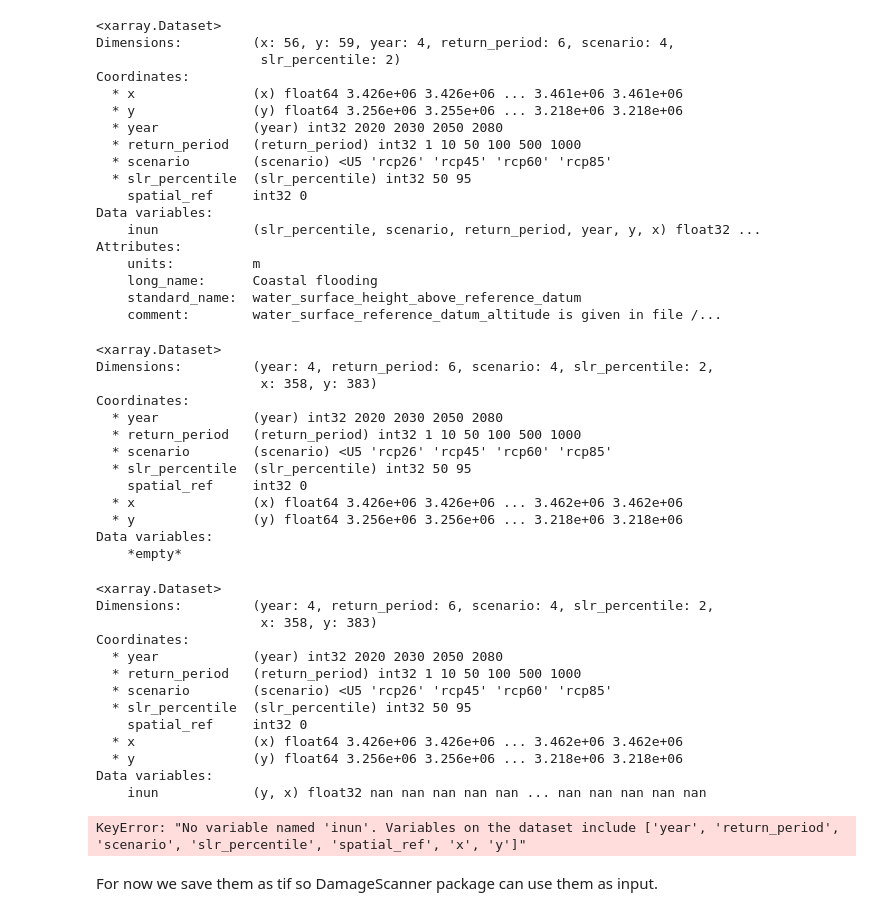
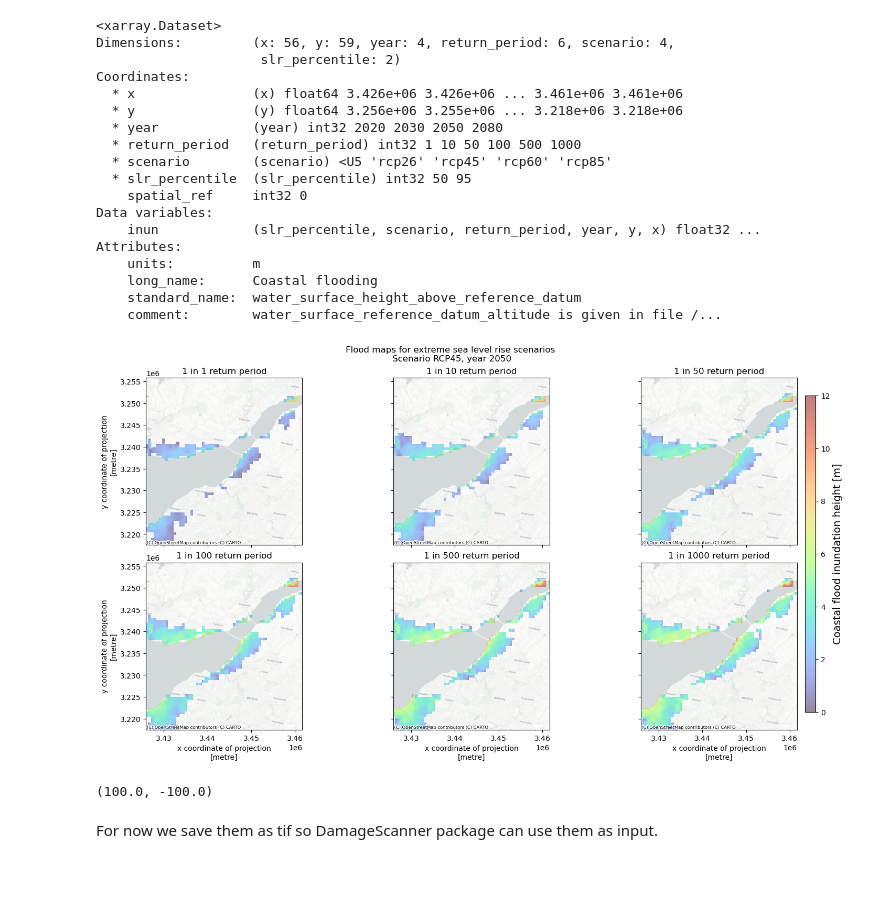
Before and after one commit to CLIMAAX/FLOODS, a Jupyter notebook: coastal_flooding.ipynb, the cells around one changed output. Cells and saved outputs as stored; diff of their text form; code cells hidden in the pictures; blank space fills up the shorter version.

```diff
--- a/coastal_flooding.ipynb
+++ b/coastal_flooding.ipynb
@@ -356,7 +352,7 @@ vrange=[0,round(np.nanmax(floodmaps['inun'].sel(year=2080,scenario='rcp85',slr_p
 def plot_floodmap_scenarios(ds,year,scenario,slr_perc,vrange):
     fig,axs = plt.subplots(figsize=(15, 8),nrows=2,ncols=3,sharex=True,sharey=True,layout='constrained')
     for pp in range(0,6):
-        bs=ds['inun'].sel(year=year,scenario=scenario,slr_percentile=slr_perc).isel(return_period=pp).plot(ax=axs[pp//3,pp%3],vmin=vrange1[0],vmax=vrange1[1],add_colorbar=False,cmap='turbo',alpha=0.5)
+        bs=ds['inun'].sel(year=year,scenario=scenario,slr_percentile=slr_perc).isel(return_period=pp).plot(ax=axs[pp//3,pp%3],vmin=vrange[0],vmax=vrange[1],add_colorbar=False,cmap='turbo',alpha=0.5)
         ctx.add_basemap(axs[pp//3,pp%3],crs='EPSG:3035',source=ctx.providers.CartoDB.Positron, attribution_size=6)
         axs[pp//3,pp%3].set_title(f'1 in {ds.return_period.values[pp]} return period',fontsize=12)
         axs[pp//3,pp%3].xaxis.label.set_visible(False)
@@ -409,66 +407,33 @@ Attributes:
     long_name:      Coastal flooding
     standard_name:  water_surface_height_above_reference_datum
     comment:        water_surface_reference_datum_altitude is given in file /...
-# %%
-# Reproject the clipped flood map to match the resolution and extent of the land use map
-
-# Prepare empty dataset with new coordinates
-floodmaps_resampled = xr.Dataset(coords=xr.Coordinates(floodmaps.coords))
-floodmaps_resampled = floodmaps_resampled.assign_coords(x_new = land_use_small_area.x.values)
-floodmaps_resampled = floodmaps_resampled.assign_coords(y_new = land_use_small_area.y.values)
-floodmaps_resampled = floodmaps_resampled.drop_dims({'x','y'})
-#floodmaps_resampled = floodmaps_resampled.reset_coords(names={'x','y'}, drop=True)
-floodmaps_resampled = floodmaps_resampled.rename({'x_new': 'x','y_new': 'y'})
-floodmaps_resampled
-# %% [output]
-<xarray.Dataset>
-Dimensions:         (year: 4, return_period: 6, scenario: 4, slr_percentile: 2,
-                     x: 358, y: 383)
-Coordinates:
-  * year            (year) int32 2020 2030 2050 2080
-  * return_period   (return_period) int32 1 10 50 100 500 1000
-  * scenario        (scenario) <U5 'rcp26' 'rcp45' 'rcp60' 'rcp85'
-  * slr_percentile  (slr_percentile) int32 50 95
-    spatial_ref     int32 0
-  * x               (x) float64 3.426e+06 3.426e+06 ... 3.462e+06 3.462e+06
-  * y               (y) float64 3.256e+06 3.256e+06 ... 3.218e+06 3.218e+06
-Data variables:
-    *empty*
 # %%
+# Reproject the clipped flood map to match the resolution and extent of the land use map
 for year in years:
     for scenario in rcps:
         for slr_perc in percs:
-            if (perc==95) & (scenario != 'rcp85'):
+            if (slr_perc==95) & (scenario != 'rcp85'):
                 continue
             for pp in range(0,6):
                 ori_map = floodmaps['inun'].sel(year=year,scenario=scenario,slr_percentile=slr_perc).isel(return_period=pp)
-                new_map = ori_map.rio.reproject_match(land_use_small_area, resampling=Resampling.bilinear)
+                new_map = ori_map.rio.reproject_match(land_use_small_area, resampling=Resampling.bilinear); del ori_map
                 ds = new_map.to_dataset(); del new_map
                 ds = ds.expand_dims(dim={'scenario':1,'year':1,'return_period':1,'slr_percentile':1})
-                floodmaps_resampled.merge(ds)
+
+                if (year==years[0]) & (pp==0) & (scenario==rcps[0]) & (slr_perc==percs[0]):
+                    floodmaps_resampled = ds
+                else:
+                    floodmaps_resampled = floodmaps_resampled.merge(ds)
-# %%
-floodmaps_resampled
-# %% [output]
-<xarray.Dataset>
-Dimensions:         (year: 4, return_period: 6, scenario: 4, slr_percentile: 2,
-                     x: 358, y: 383)
-Coordinates:
-  * year            (year) int32 2020 2030 2050 2080
-  * return_period   (return_period) int32 1 10 50 100 500 1000
-  * scenario        (scenario) <U5 'rcp26' 'rcp45' 'rcp60' 'rcp85'
-  * slr_percentile  (slr_percentile) int32 50 95
-    spatial_ref     int32 0
-  * x               (x) float64 3.426e+06 3.426e+06 ... 3.462e+06 3.462e+06
-  * y               (y) float64 3.256e+06 3.256e+06 ... 3.218e+06 3.218e+06
-Data variables:
-    inun            (y, x) float32 nan nan nan nan nan ... nan nan nan nan nan
-# %%
-floodmaps_resampled['inun'].sel(year=2050,scenario='rcp45',slr_percentile=50).isel(return_period=0).plot()
-# %% [output]
-KeyError: "No variable named 'inun'. Variables on the dataset include ['year', 'return_period', 'scenario', 'slr_percentile', 'spatial_ref', 'x', 'y']"
+# %%
+# make checkplot
+fig=plot_floodmap_scenarios(floodmaps_resampled,2050,'rcp45',50,vrange)
+# %% [output]
+[figure, added]
 # %%
 # check the new resolution of the floodmap
-floodmaps_matched.rio.resolution()
+floodmaps_resampled.rio.resolution()
+# %% [output]
+(100.0, -100.0)
 # %% [markdown]
 For now we save them as tif so DamageScanner package can use them as input.
 # %%
```
Also changed, not shown: parts of 16 cells of this notebook, 1 other file.
